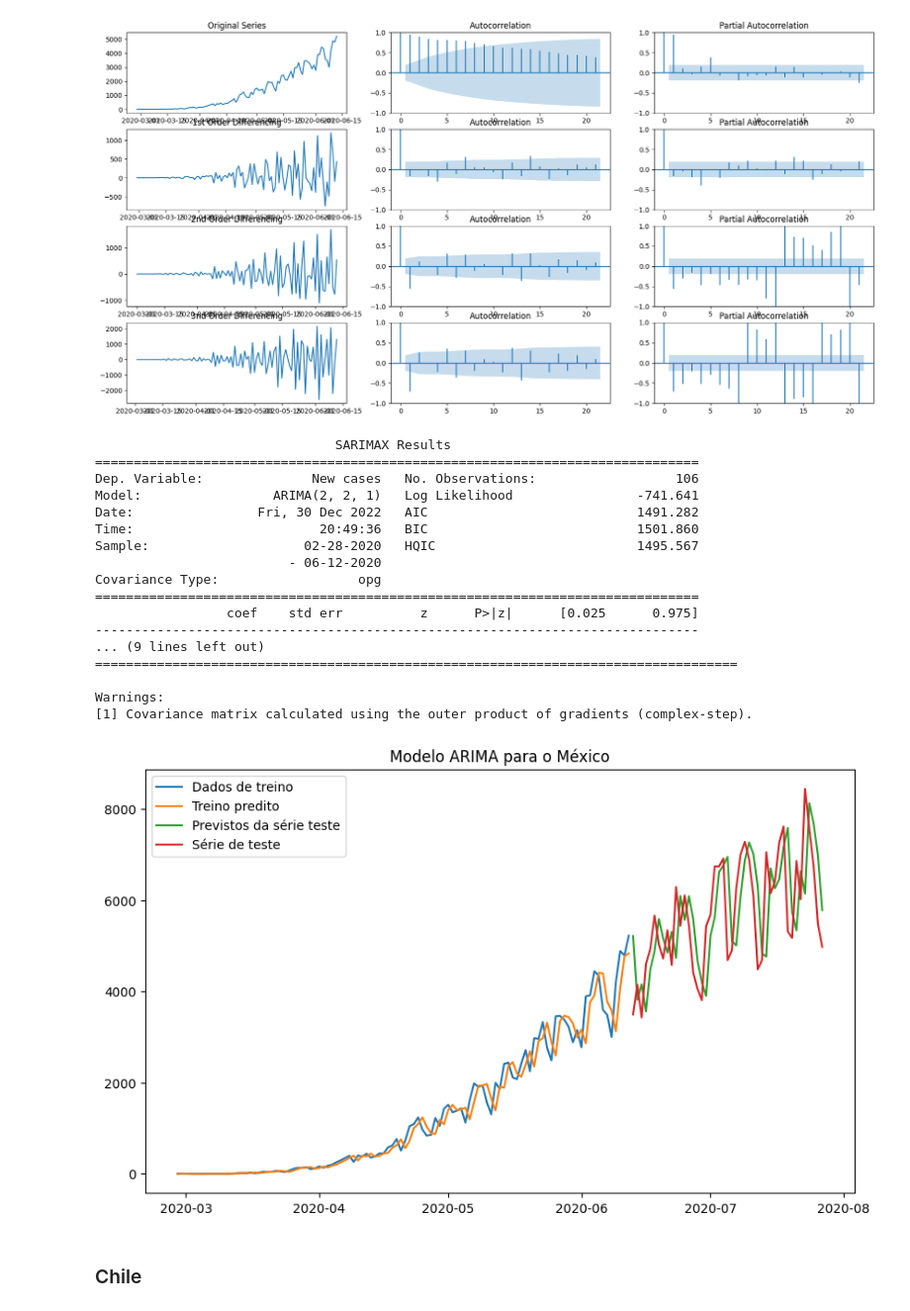
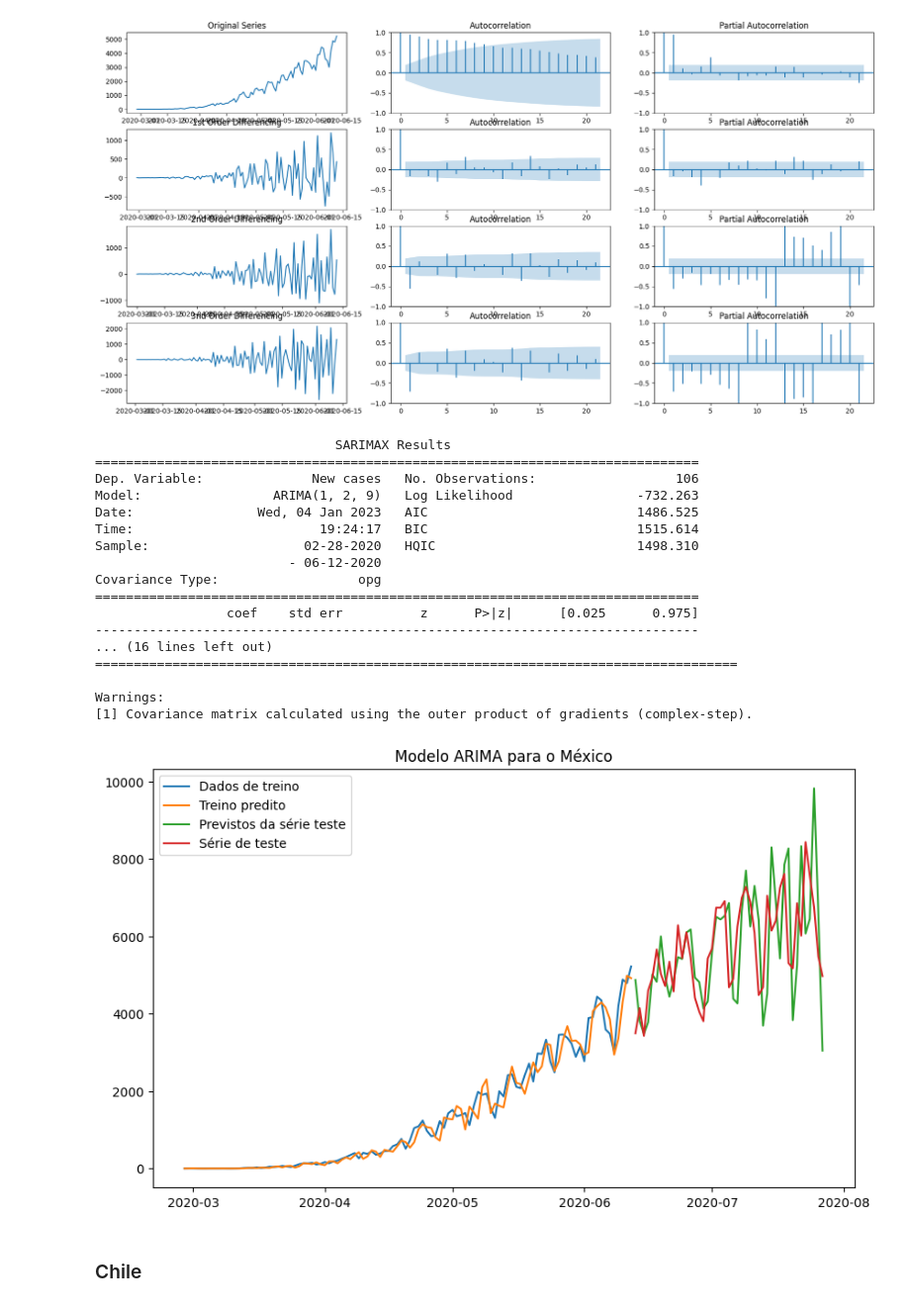
Before and after one commit to duartejr/bootcamp-covid-research, a Jupyter notebook: reports/notebooks/modelo_arima.ipynb, the cells around one changed output. Shown at 99% size. Drawn from its saved outputs; the diff is of its cells as text; code cells hidden in the pictures.

Commit message:
Atualização dos notebooks dos modelos arima

```diff
--- a/reports/notebooks/modelo_arima.ipynb
+++ b/reports/notebooks/modelo_arima.ipynb
@@ -506,26 +506,26 @@ ADF Statistic 3th order: -7.026064
 p-value: 0.000000
 [figure]
 # %%
-arima_model(train_data, test_data, p=2, d=2, q=1, model_name='ARIMA', country='México', save_model='MX')
+arima_model(train_data, test_data, p=1, d=2, q=9, model_name='ARIMA', country='México', save_model='MX')
 # %% [output]
                                SARIMAX Results
 ==============================================================================
 Dep. Variable:              New cases   No. Observations:                  106
-Model:                 ARIMA(2, 2, 1)   Log Likelihood                -741.641
-Date:                Fri, 30 Dec 2022   AIC                           1491.282
-Time:                        20:49:36   BIC                           1501.860
-Sample:                    02-28-2020   HQIC                          1495.567
+Model:                 ARIMA(1, 2, 9)   Log Likelihood                -732.263
+Date:                Wed, 04 Jan 2023   AIC                           1486.525
+Time:                        19:24:17   BIC                           1515.614
+Sample:                    02-28-2020   HQIC                          1498.310
                          - 06-12-2020
 Covariance Type:                  opg
 ==============================================================================
                  coef    std err          z      P>|z|      [0.025      0.975]
 ------------------------------------------------------------------------------
-... (9 lines left out)
+... (16 lines left out)
 ===================================================================================
 
 Warnings:
 [1] Covariance matrix calculated using the outer product of gradients (complex-step).
-[figure, old version]
+[figure, new version]
 # %% [markdown]
 ### Chile
 # %% [markdown]
```
Also changed, not shown: parts of 6 cells of this notebook, 4 other files.
